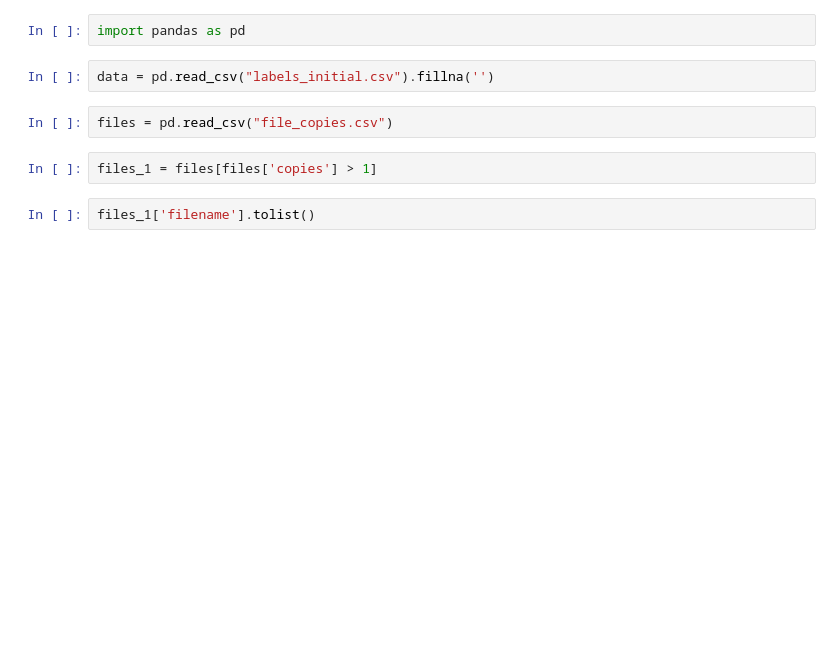
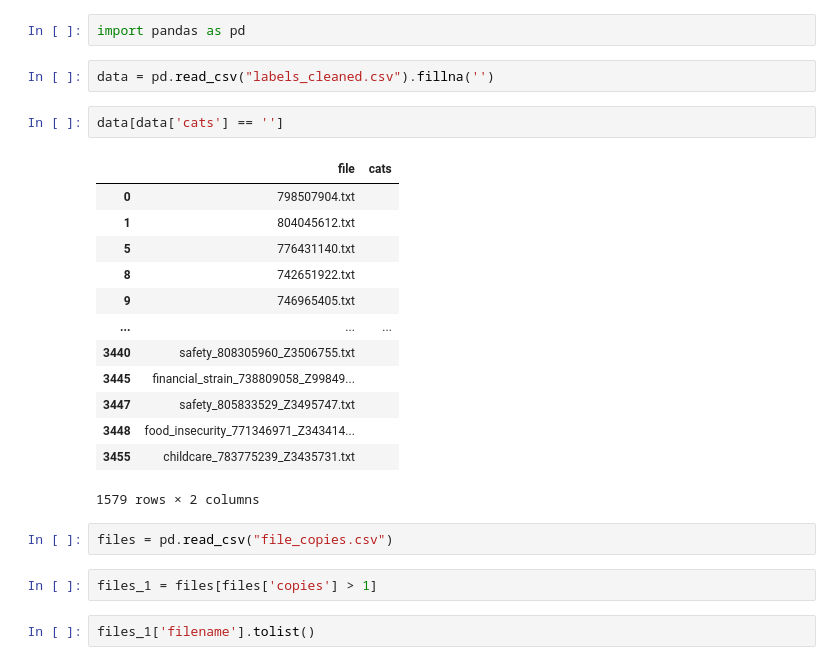
Before and after one commit to kevins4202/PURM-25, a Jupyter notebook: data/chop/Untitled.ipynb, the cells around one changed output. Saved outputs shown, nothing was run; the diff lists cells and outputs as text; blank space fills up the shorter version.

```diff
--- a/data/chop/Untitled.ipynb
+++ b/data/chop/Untitled.ipynb
@@ -1,7 +1,23 @@
 # %%
 import pandas as pd
 # %%
-data = pd.read_csv("labels_initial.csv").fillna('')
+data = pd.read_csv("labels_cleaned.csv").fillna('')
+# %%
+data[data['cats'] == '']
+# %% [output]
+|  | file | cats |
+| 0 | 798507904.txt |  |
+| 1 | 804045612.txt |  |
+| 5 | 776431140.txt |  |
+| 8 | 742651922.txt |  |
+| 9 | 746965405.txt |  |
+| ... | ... | ... |
+| 3440 | safety_808305960_Z3506755.txt |  |
+| 3445 | financial_strain_738809058_Z99849... |  |
+| 3447 | safety_805833529_Z3495747.txt |  |
+| 3448 | food_insecurity_771346971_Z343414... |  |
+| 3455 | childcare_783775239_Z3435731.txt |  |
+1579 rows × 2 columns
 # %%
 files = pd.read_csv("file_copies.csv")
 # %%
```
Also changed, not shown: 34 other files.
